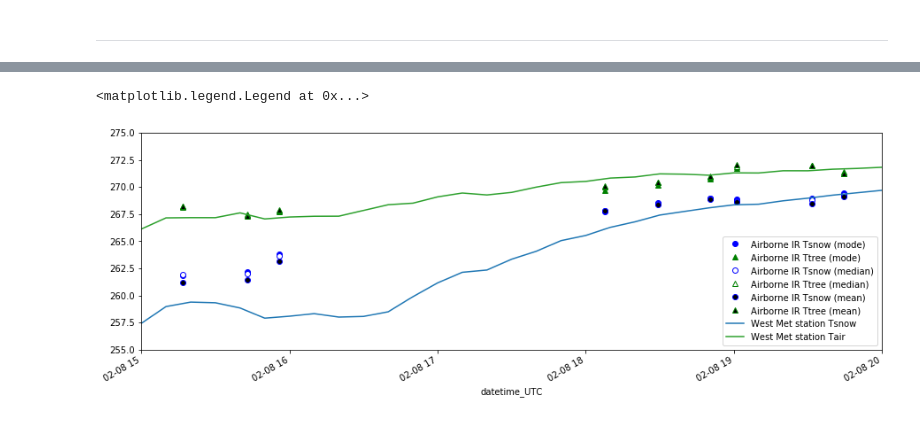
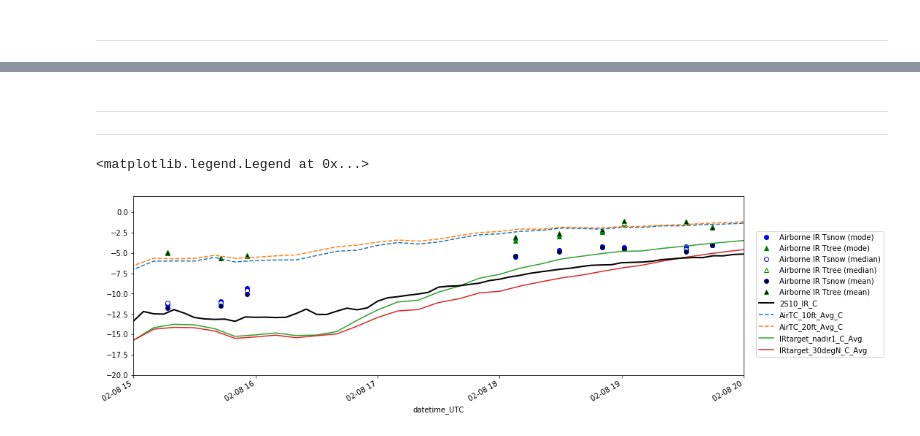
Before and after one commit to spestana/snowex2020, a Jupyter notebook: airborne_ir_feb8.ipynb, the cells around one changed output, grey strips where cells are left out. Cells and saved outputs as stored; diff of their text form; code cells hidden in the pictures.

```diff
--- a/airborne_ir_feb8.ipynb
+++ b/airborne_ir_feb8.ipynb
@@ -194,0 +202,7 @@ Ttree_airborneIR_mean = np.array(Ttree_airborneIR_mean)
+# %%
+datestrings = [str(df['Year'][i]) + '-' + str(df['DOY'][i]) +'T' + str(df['Hour'][i]) +':' + str(df['Minute'][i]) +':00' for i in range(len(df))]
+df['datetime_UTC'] = pd.to_datetime(datestrings, format='%Y-%jT%H:%M:%S') + datetime.timedelta(hours=6)
+df.set_index('datetime_UTC', inplace=True)
+# select Feb 8th 2020
+df = df.where((df.Year==2020) & (df.Month==2) & (df.DOY==39))
+df.head()
@@ -200,0 +227,13 @@ df.set_index('datetime_UTC', inplace=True)
+# %%
+def compose_date(years, months=1, days=1, weeks=None, hours=None, minutes=None,
+                 seconds=None, milliseconds=None, microseconds=None, nanoseconds=None):
+    # From: https://stackoverflow.com/questions/34258892/converting-year-and-day-of-year-into-datetime-index-in-pandas
+    years = np.asarray(years) - 1970
+    months = np.asarray(months) - 1
+    days = np.asarray(days) - 1
+    types = ('<M8[Y]', '<m8[M]', '<m8[D]', '<m8[W]', '<m8[h]',
+             '<m8[m]', '<m8[s]', '<m8[ms]', '<m8[us]', '<m8[ns]')
+    vals = (years, months, days, weeks, hours, minutes, seconds,
+            milliseconds, microseconds, nanoseconds)
+    return sum(np.asarray(v, dtype=t) for t, v in zip(types, vals)
+               if v is not None)
@@ -201,28 +308,38 @@ df.set_index('datetime_UTC', inplace=True)
+# %% [markdown]
+---
+---
 # %%
 fig, ax =plt.subplots(1,1,figsize=(15,5))
 
 
 
-ax.plot(times,Tsnow_airborneIR_peak+273.15,'ob', label='Airborne IR Tsnow (mode)')
-ax.plot(times,Ttree_airborneIR_peak+273.15,'^g', label='Airborne IR Ttree (mode)')
-ax.plot(times,Tsnow_airborneIR_median+273.15,'ob', markerfacecolor='w', label='Airborne IR Tsnow (median)')
-ax.plot(times,Ttree_airborneIR_median+273.15,'^g', markerfacecolor='w', label='Airborne IR Ttree (median)')
-ax.plot(times,Tsnow_airborneIR_mean+273.15,'ob', markerfacecolor='k', label='Airborne IR Tsnow (mean)')
-ax.plot(times,Ttree_airborneIR_mean+273.15,'^g', markerfacecolor='k', label='Airborne IR Ttree (mean)')
+ax.plot(times,Tsnow_airborneIR_peak,'ob', label='Airborne IR Tsnow (mode)')
+ax.plot(times,Ttree_airborneIR_peak,'^g', label='Airborne IR Ttree (mode)')
+ax.plot(times,Tsnow_airborneIR_median,'ob', markerfacecolor='w', label='Airborne IR Tsnow (median)')
+ax.plot(times,Ttree_airborneIR_median,'^g', markerfacecolor='w', label='Airborne IR Ttree (median)')
+ax.plot(times,Tsnow_airborneIR_mean,'ob', markerfacecolor='k', label='Airborne IR Tsnow (mean)')
+ax.plot(times,Ttree_airborneIR_mean,'^g', markerfacecolor='k', label='Airborne IR Ttree (mean)')
 
 
-df.TsnowTrue.plot(ax=ax, c='tab:blue', label='West Met station Tsnow')
-df.TtreeTrue.plot(ax=ax, c='tab:green', label='West Met station Tair')
+gm1.rad_avg.plot(ax=ax, linestyle='-', linewidth=2, c='k', label='2S10_IR_C', zorder=99)
+
+df.AirTC_10ft_Avg_C.plot(ax=ax, label='AirTC_10ft_Avg_C',linestyle='--')
+df.AirTC_20ft_Avg_C.plot(ax=ax, label='AirTC_20ft_Avg_C',linestyle='--')
+df.IRtarget_nadir1_C_Avg.plot(ax=ax, label='IRtarget_nadir1_C_Avg')
+#df.IRtarget_nadir2_C_Avg.plot(ax=ax, label='IRtarget_nadir2_C_Avg')
+df.IRtarget_30degN_C_Avg.plot(ax=ax, label='IRtarget_30degN_C_Avg')
+#df.TsnowTrue.plot(ax=ax, c='tab:blue', label='West Met station Tsnow')
+#df.TtreeTrue.plot(ax=ax, c='tab:green', label='West Met station Tair')
 #df.TsnowEst.plot(marker='.',ax=ax)
 #df.TtreeEst.plot(marker='.',ax=ax)
 
 ax.set_xlim(np.datetime64('2020-02-08T15'),np.datetime64('2020-02-08T20'))
-ax.set_ylim(255,275)
+ax.set_ylim(-20,2)
 
-plt.legend(loc='lower right')
+plt.legend(loc=(1.02,0.1))
 
 #ax2 = ax.twinx()
 #df.Solar.plot(ax=ax2)
 # %% [output]
 <matplotlib.legend.Legend at 0x...>
-[figure, old version]
+[figure, new version]
```
Also changed, not shown: parts of 10 cells of this notebook.
